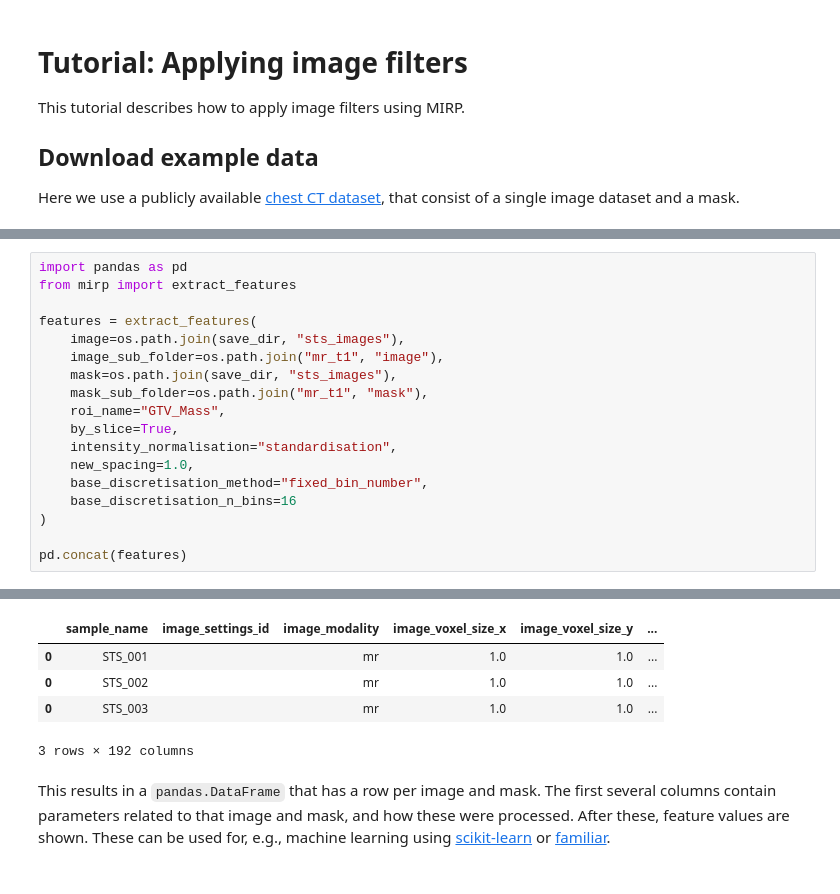
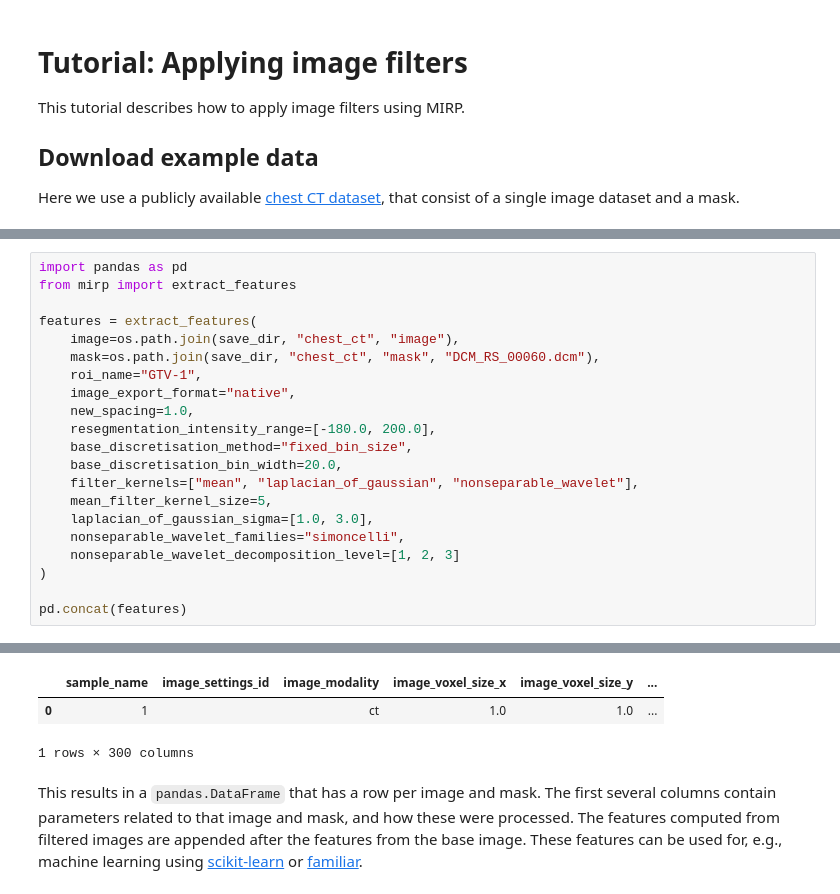
Before and after one commit to oncoray/mirp, a Jupyter notebook: docs_source/source/tutorial_apply_image_filter.ipynb, the cells around one changed output, grey strips where cells are left out. Cells and saved outputs as stored; diff of their text form.

```diff
--- a/docs_source/source/tutorial_apply_image_filter.ipynb
+++ b/docs_source/source/tutorial_apply_image_filter.ipynb
@@ -123,16 +184,19 @@ import pandas as pd
 from mirp import extract_features
 
 features = extract_features(
-    image=os.path.join(save_dir, "sts_images"),
-    image_sub_folder=os.path.join("mr_t1", "image"),
-    mask=os.path.join(save_dir, "sts_images"),
-    mask_sub_folder=os.path.join("mr_t1", "mask"),
-    roi_name="GTV_Mass",
-    by_slice=True,
-    intensity_normalisation="standardisation",
+    image=os.path.join(save_dir, "chest_ct", "image"),
+    mask=os.path.join(save_dir, "chest_ct", "mask", "DCM_RS_00060.dcm"),
+    roi_name="GTV-1",
+    image_export_format="native",
     new_spacing=1.0,
-    base_discretisation_method="fixed_bin_number",
-    base_discretisation_n_bins=16
+    resegmentation_intensity_range=[-180.0, 200.0],
+    base_discretisation_method="fixed_bin_size",
+    base_discretisation_bin_width=20.0,
+    filter_kernels=["mean", "laplacian_of_gaussian", "nonseparable_wavelet"],
+    mean_filter_kernel_size=5,
+    laplacian_of_gaussian_sigma=[1.0, 3.0],
+    nonseparable_wavelet_families="simoncelli",
+    nonseparable_wavelet_decomposition_level=[1, 2, 3]
 )
 
 pd.concat(features)
@@ -143,7 +205,5 @@ INFO    : MainProcess    2024-04-09 11:07:55,411         Initialising feature co
 |  | sample_name | image_settings_id | image_modality | image_voxel_size_x | image_voxel_size_y | ... |
-| 0 | STS_001 |  | mr | 1.0 | 1.0 | ... |
-| 0 | STS_002 |  | mr | 1.0 | 1.0 | ... |
-| 0 | STS_003 |  | mr | 1.0 | 1.0 | ... |
+| 0 | 1 |  | ct | 1.0 | 1.0 | ... |
-3 rows × 192 columns
+1 rows × 300 columns
 # %% [markdown]
-This results in a `pandas.DataFrame` that has a row per image and mask. The first several columns contain parameters related to that image and mask, and how these were processed. After these, feature values are shown. These can be used for, e.g., machine learning using [scikit-learn](https://scikit-learn.org/stable/) or [familiar](https://cran.r-project.org/web/packages/familiar/index.html).
+This results in a `pandas.DataFrame` that has a row per image and mask. The first several columns contain parameters related to that image and mask, and how these were processed. The features computed from filtered images are appended after the features from the base image. These features can be used for, e.g., machine learning using [scikit-learn](https://scikit-learn.org/stable/) or [familiar](https://cran.r-project.org/web/packages/familiar/index.html).
```
Also changed, not shown: parts of 29 cells of this notebook, 2 other files.
